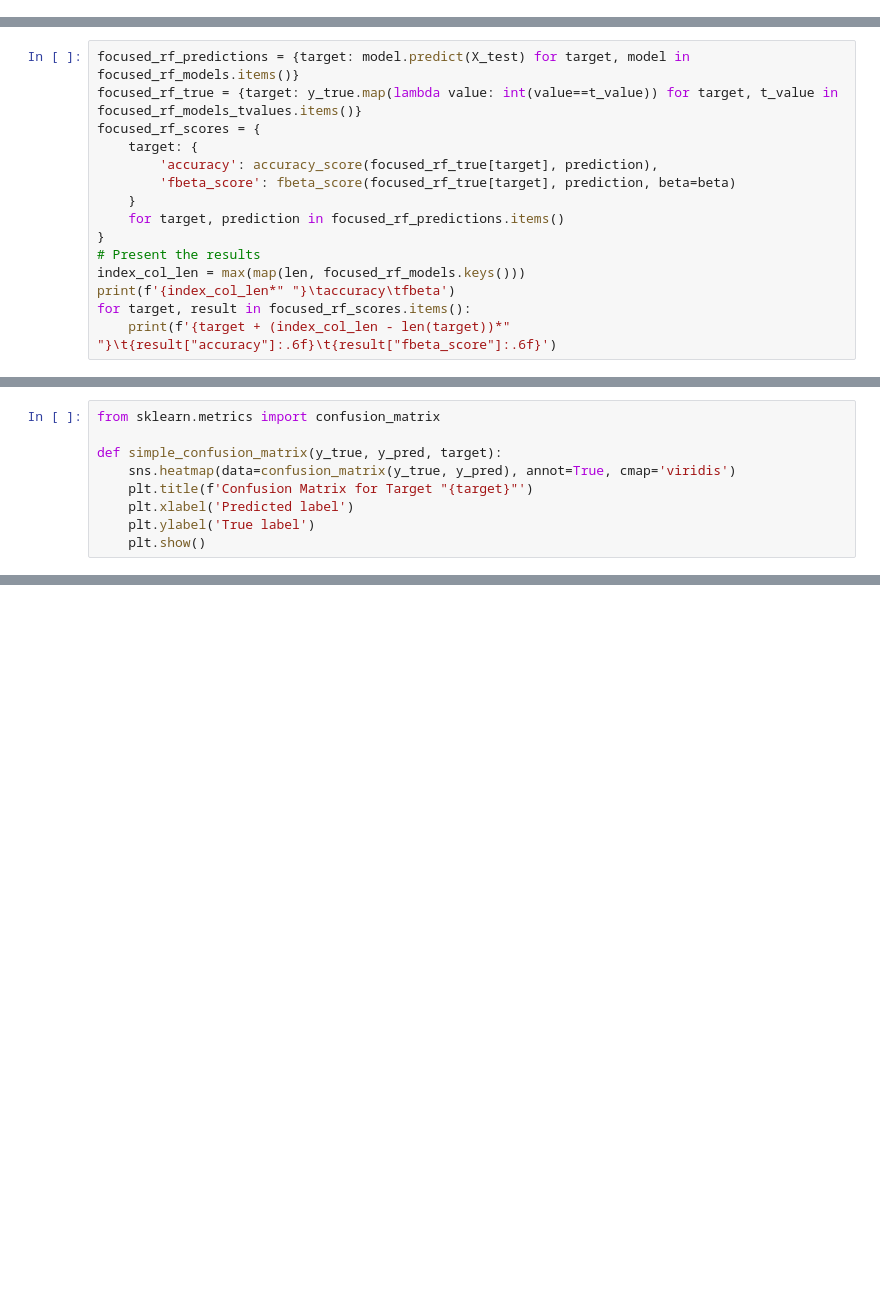
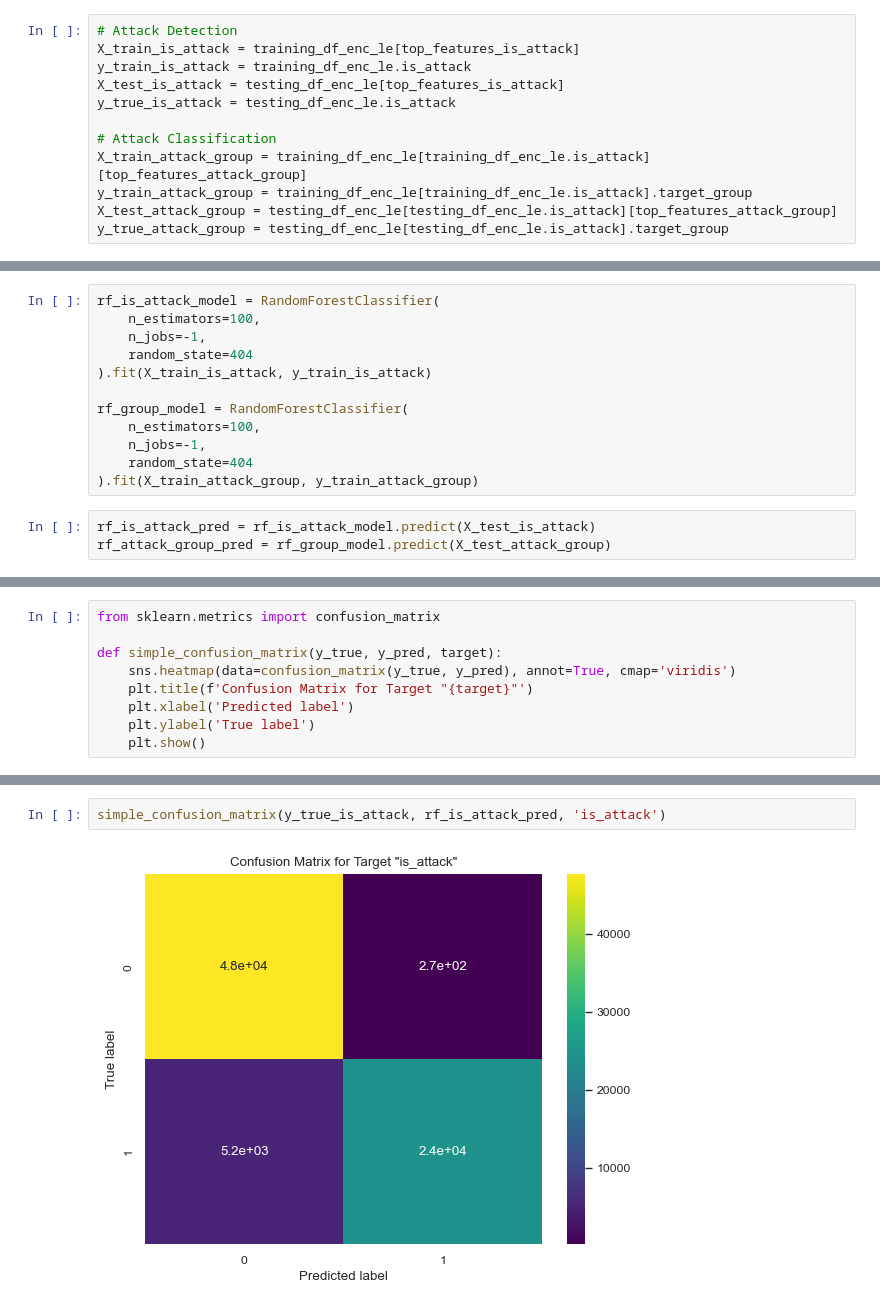
Before and after one commit to WildCodeWolf/Your-Data-Is-Mine, a Jupyter notebook: network-traffic-ml.ipynb, the cells around one changed output, grey strips where cells are left out. Cells and saved outputs as stored; diff of their text form; blank space fills up the shorter version.

```diff
--- a/network-traffic-ml.ipynb
+++ b/network-traffic-ml.ipynb
@@ -202,3 +302,15 @@ y_true  = testing_df_enc.target_enc
+# %%
+# Attack Detection
+X_train_is_attack = training_df_enc_le[top_features_is_attack]
+y_train_is_attack = training_df_enc_le.is_attack
+X_test_is_attack = testing_df_enc_le[top_features_is_attack]
+y_true_is_attack = testing_df_enc_le.is_attack
+
+# Attack Classification
+X_train_attack_group = training_df_enc_le[training_df_enc_le.is_attack][top_features_attack_group]
+y_train_attack_group = training_df_enc_le[training_df_enc_le.is_attack].target_group
+X_test_attack_group = testing_df_enc_le[testing_df_enc_le.is_attack][top_features_attack_group]
+y_true_attack_group = testing_df_enc_le[testing_df_enc_le.is_attack].target_group
 # %% [markdown]
 --------------------------------------------------------------------------------
 
@@ -215 +320,16 @@ rf_pred = rf_model.predict(X_test)
+# %%
+rf_is_attack_model = RandomForestClassifier(
+    n_estimators=100,
+    n_jobs=-1,
+    random_state=404
+).fit(X_train_is_attack, y_train_is_attack)
+
+rf_group_model = RandomForestClassifier(
+    n_estimators=100,
+    n_jobs=-1,
+    random_state=404
+).fit(X_train_attack_group, y_train_attack_group)
+# %%
+rf_is_attack_pred = rf_is_attack_model.predict(X_test_is_attack)
+rf_attack_group_pred = rf_group_model.predict(X_test_attack_group)
 # %%
@@ -249,15 +350,0 @@ focused_rf_models = dict([make_random_forest(target, value, X_train, y_train, n_
-# %%
-focused_rf_predictions = {target: model.predict(X_test) for target, model in focused_rf_models.items()}
-focused_rf_true = {target: y_true.map(lambda value: int(value==t_value)) for target, t_value in focused_rf_models_tvalues.items()}
-focused_rf_scores = {
-    target: {
-        'accuracy': accuracy_score(focused_rf_true[target], prediction),
-        'fbeta_score': fbeta_score(focused_rf_true[target], prediction, beta=beta)
-    }
-    for target, prediction in focused_rf_predictions.items()
-}
-# Present the results
-index_col_len = max(map(len, focused_rf_models.keys()))
-print(f'{index_col_len*" "}\taccuracy\tfbeta')
-for target, result in focused_rf_scores.items():
-    print(f'{target + (index_col_len - len(target))*" "}\t{result["accuracy"]:.6f}\t{result["fbeta_score"]:.6f}')
@@ -315,0 +456,4 @@ fbeta_score: 0.006145
+# %%
+simple_confusion_matrix(y_true_is_attack, rf_is_attack_pred, 'is_attack')
+# %% [output]
+[figure, added]
```
Also changed, not shown: parts of 36 cells of this notebook.
